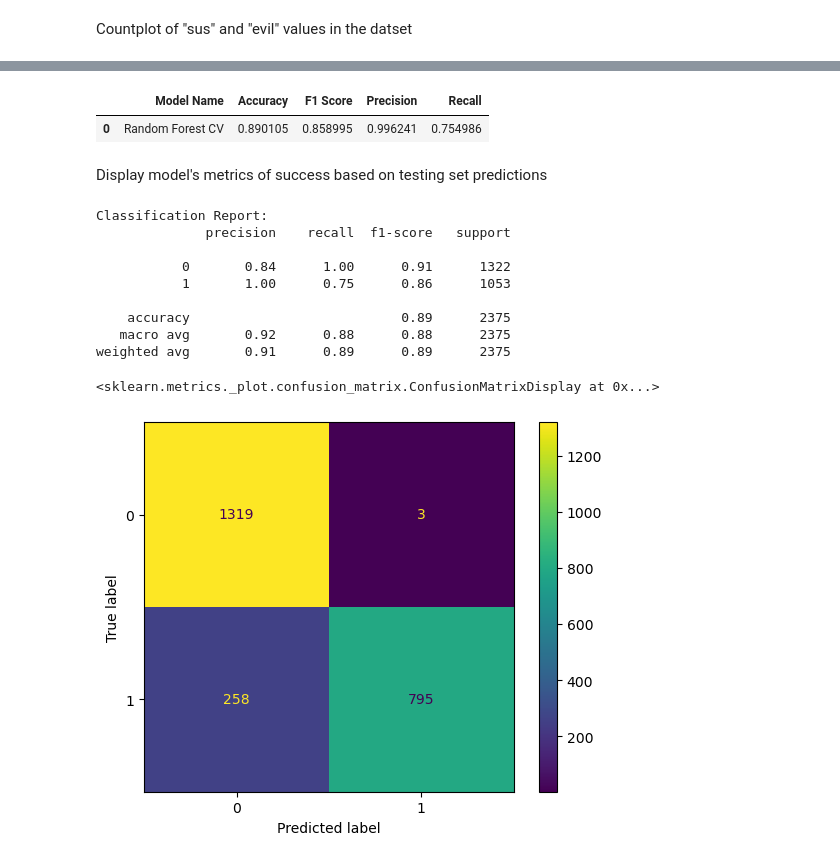
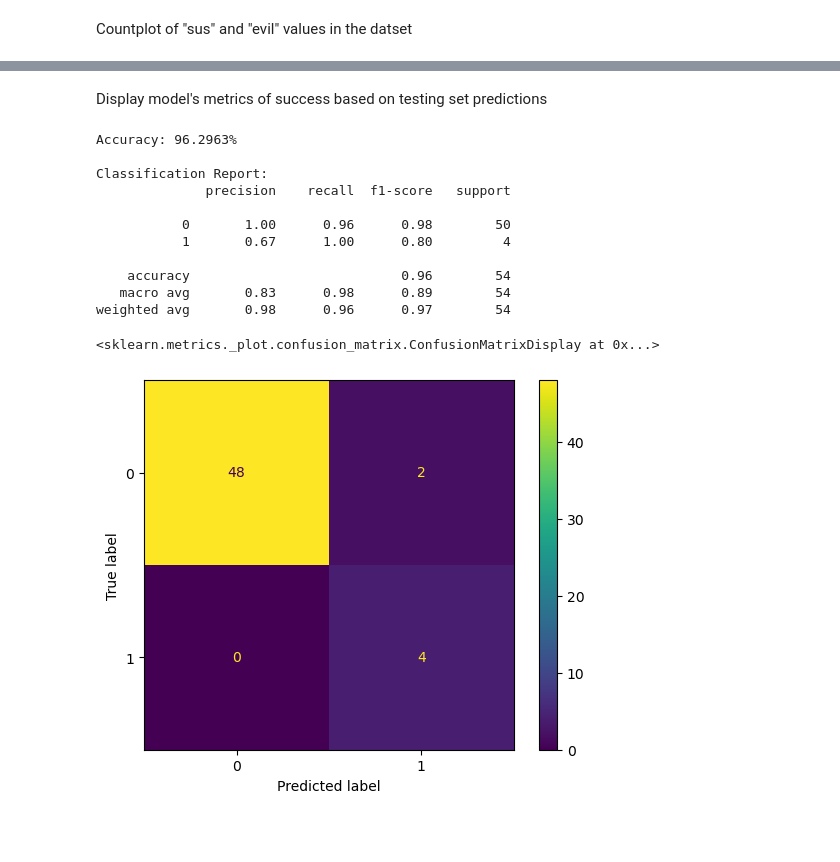
Before and after one commit to nathan-tuo/ids-learning-model, a Jupyter notebook: ids.ipynb, the cells around one changed output, grey strips where cells are left out. Cells and saved outputs as stored; diff of their text form; code cells hidden in the pictures; blank space fills up the shorter version.

```diff
--- a/ids.ipynb
+++ b/ids.ipynb
@@ -67,6 +81,4 @@ plt.show()
 # %%
-#Drop rows with packet size outside of boxplot range
-q1 = df["network_packet_size"].quantile(0.25)
-q3 = df["network_packet_size"].quantile(0.75)
-IQR = q3 - q1
-df = df[(df["network_packet_size"] >= (q1 - 1.5 * IQR)) & (df["network_packet_size"] <= (q3 + 1.5 * IQR))]
+drop_columns = ["SourceIP", "DestinationIP", "Timestamp", "DnsAnswer", "DnsAnswerTTL"]
+df.drop(columns=drop_columns, errors = "ignore", inplace=True)
+df.head()
@@ -93,7 +92,8 @@ memory usage: 816.4+ KB
 # %%
 #Convert categorical columns to numerical
-non_numerical_cols = ["protocol_type", "encryption_used", "browser_type"]
-df = pd.get_dummies(df, columns = non_numerical_cols,drop_first=True, dtype = int)
+non_numeric_cols = df.select_dtypes(include=['object']).columns
+for col in non_numeric_cols:
+    df[col] = LabelEncoder().fit_transform(df[col])
 # %%
 df.head()
 # %% [output]
@@ -108,9 +114,14 @@ Create datasets and split into training and testing sets
 # %%
-X = df.drop(columns = ["attack_detected"])
-y = df["attack_detected"]
+#X is each column except sus and evil
+#y ("sus") is the target variable
+X = df[df.columns.difference(['sus', 'evil'])]
+y = df["sus"]
 
-#Scale features using MinMaxScaler()
-X_scaled = MinMaxScaler().fit_transform(X)
+#Scale features from -1 to 1 using MinMaxScaler()
+scaler = MinMaxScaler()
+X_scaled = scaler.fit_transform(X)
 
-#Split data (75% training, 25% testing)
-X_train, X_test, y_train, y_test = train_test_split(X_scaled, y, test_size=0.25, random_state=42)
+#Split data using train test split w/ testing data being 20%
+#Train model
+X_train, X_test, y_train, y_test = train_test_split(X_scaled, y, test_size=0.2, random_state=42)
+model = RandomForestClassifier(random_state = 42, class_weight = "balanced",  max_depth=3, n_estimators=40)
@@ -141,5 +130,3 @@ rf_scoring = {'accuracy': 'accuracy',
 # %%
-rf = RandomForestClassifier(random_state=42)
-rf_cv = GridSearchCV(estimator=rf, param_grid=rf_params, scoring=rf_scoring, refit='f1', cv=3, n_jobs=-1, verbose=2)
-rf_cv.fit(X_train, y_train)
+model.fit(X_train, y_train)
 # %% [output]
@@ -156,25 +135,22 @@ GridSearchCV(cv=3, estimator=RandomForestClassifier(random_state=42), n_jobs=-1,
-# %%
-table = log_metrics("Random Forest CV", rf_cv, y_test)
-table
-# %% [output]
-|  | Model Name | Accuracy | F1 Score | Precision | Recall |
-| 0 | Random Forest CV | 0.890105 | 0.858995 | 0.996241 | 0.754986 |
 # %% [markdown]
 Display model's metrics of success based on testing set predictions
 # %%
-y_pred = rf_cv.predict(X_test)
-print(f"Classification Report:\n{metrics.classification_report(y_test, y_pred)}")
-disp = metrics.ConfusionMatrixDisplay(metrics.confusion_matrix(y_test, y_pred, labels = rf_cv.classes_), display_labels = rf_cv.classes_)
+y_pred = model.predict(X_test)
+print(f"Accuracy: {100*accuracy_score(y_test, y_pred):.4f}% \n")
+print(f"Classification Report:\n{classification_report(y_test, y_pred)}")
+disp = ConfusionMatrixDisplay(confusion_matrix(y_test, y_pred))
 disp.plot()
 # %% [output]
+Accuracy: 96.2963%
+
 Classification Report:
               precision    recall  f1-score   support
 
-           0       0.84      1.00      0.91      1322
-           1       1.00      0.75      0.86      1053
+           0       1.00      0.96      0.98        50
+           1       0.67      1.00      0.80         4
 
-    accuracy                           0.89      2375
-   macro avg       0.92      0.88      0.88      2375
-weighted avg       0.91      0.89      0.89      2375
+    accuracy                           0.96        54
+   macro avg       0.83      0.98      0.89        54
+weighted avg       0.98      0.96      0.97        54
 <sklearn.metrics._plot.confusion_matrix.ConfusionMatrixDisplay at 0x...>
-[figure, old version]
+[figure, new version]
```
Also changed, not shown: parts of 29 cells of this notebook, 8 other files.
